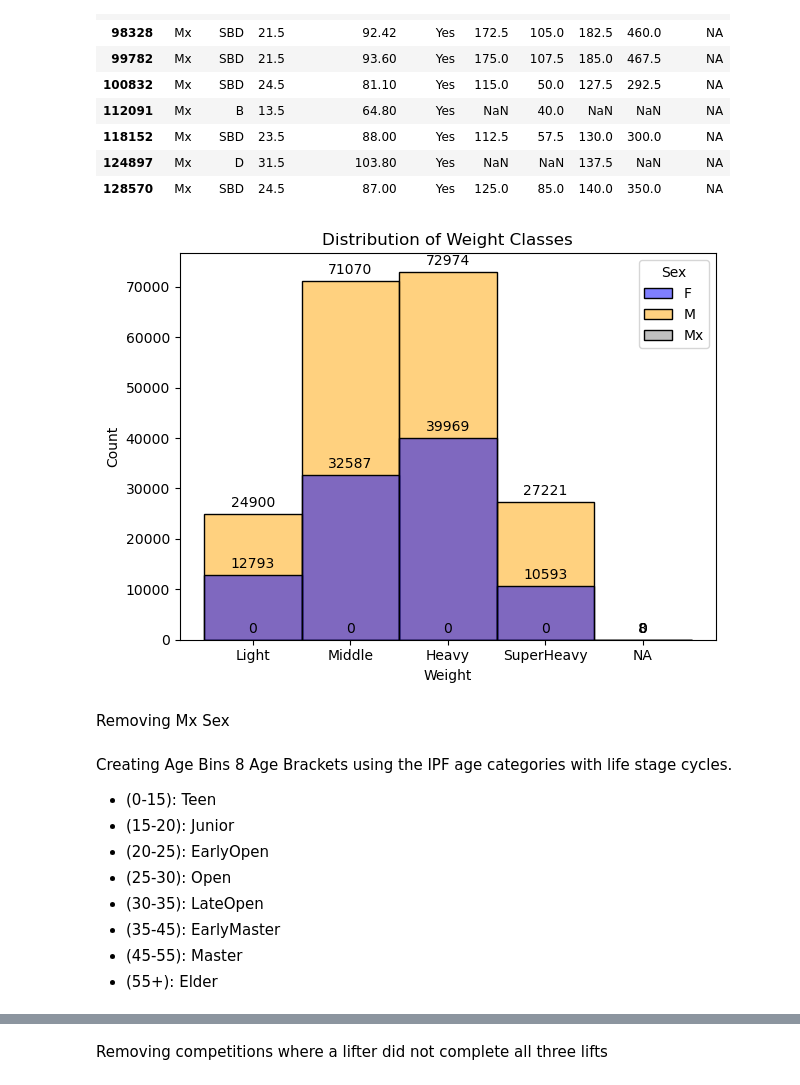
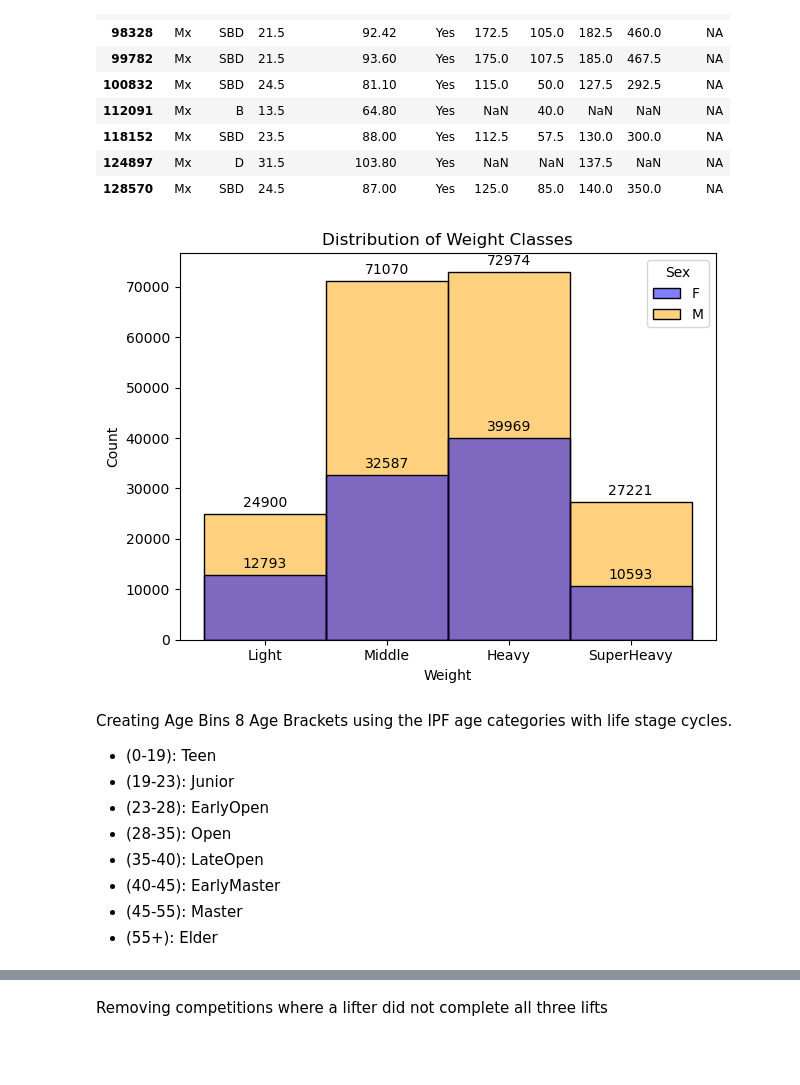
Before and after one commit to tomdoyoon/Age-of-Peak-Human-Strength, a Jupyter notebook: Data Preparation and Cleaning.ipynb, the cells around one changed output, grey strips where cells are left out. Saved outputs shown, nothing was run; the diff lists cells and outputs as text; code cells hidden in the pictures; blank space fills up the shorter version.

```diff
--- a/Data Preparation and Cleaning.ipynb
+++ b/Data Preparation and Cleaning.ipynb
@@ -90,19 +93,17 @@ raw_df[raw_df['Weight'].isin(['ERROR','NA'])]
 # %%
-colors = {'F': 'blue', 'M': 'orange','Mx': 'grey'}
+colors = {'F': 'blue', 'M': 'orange'}
 palette = [colors[sex] for sex in raw_df['Sex'].unique()]
-raw_df['Weight'] = pd.Categorical(raw_df['Weight'], categories=['Light', 'Middle', 'Heavy', 'SuperHeavy', 'NA'], ordered=True)
+raw_df['Weight'] = pd.Categorical(raw_df['Weight'], categories=['Light', 'Middle', 'Heavy', 'SuperHeavy'], ordered=True)
 
 histogram = sns.histplot(data=raw_df, x='Weight', hue='Sex', palette=palette)
 
 for bar in histogram.patches:
     height = bar.get_height()
     width = bar.get_x() + bar.get_width() / 2
     count = int(height)
     plt.annotate(f'{count}', xy=(width, height), xytext=(0, 3), textcoords='offset points', ha='center', va='bottom')
 
 plt.title('Distribution of Weight Classes')
 plt.tight_layout()
 # %% [output]
-[figure, old version]
+[figure, new version]
-# %% [markdown]
-Removing Mx Sex
@@ -111,12 +110,12 @@ raw_df = raw_df[raw_df['Sex'] !='Mx'].copy()
 # %% [markdown]
 Creating Age Bins
 8 Age Brackets using the IPF age categories with life stage cycles.
-- (0-15): Teen
-- (15-20): Junior
-- (20-25): EarlyOpen
-- (25-30): Open
-- (30-35): LateOpen
-- (35-45): EarlyMaster
+- (0-19): Teen
+- (19-23): Junior
+- (23-28): EarlyOpen
+- (28-35): Open
+- (35-40): LateOpen
+- (40-45): EarlyMaster
 - (45-55): Master
 - (55+): Elder
 # %%
```
Also changed, not shown: parts of 5 cells of this notebook.
